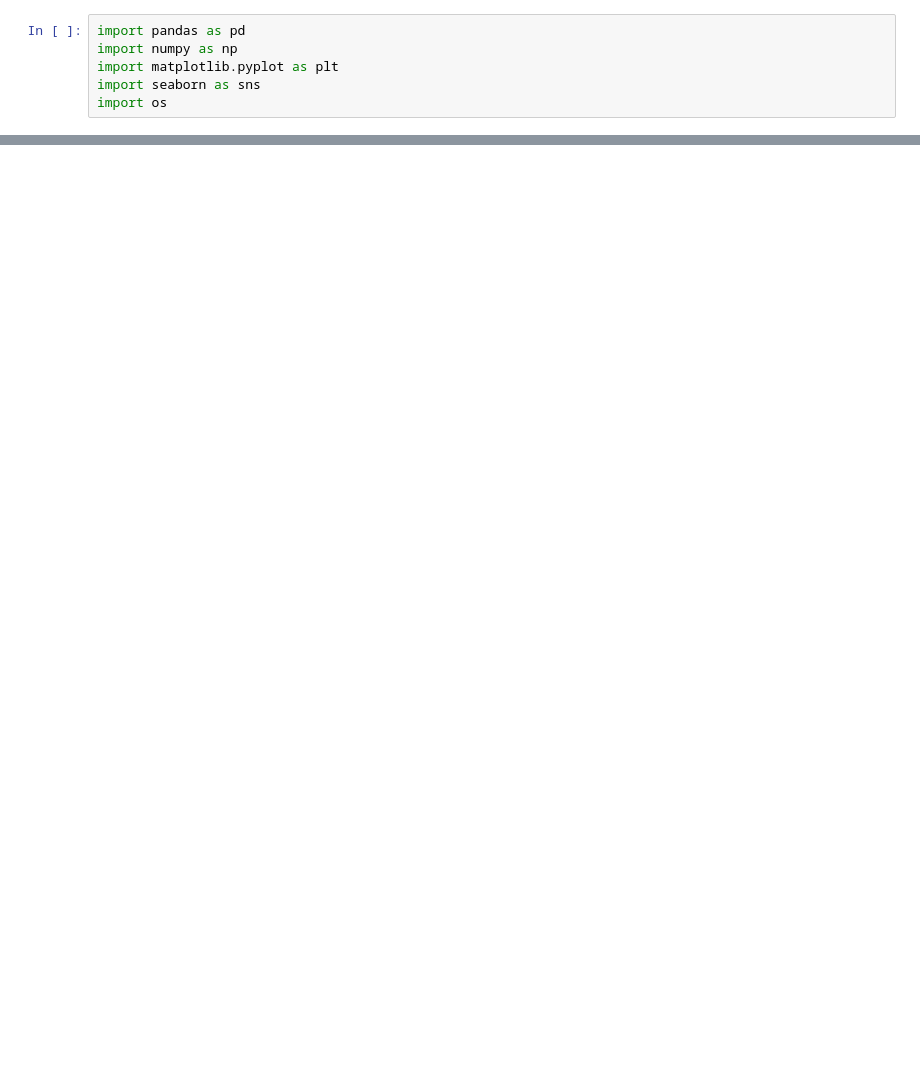
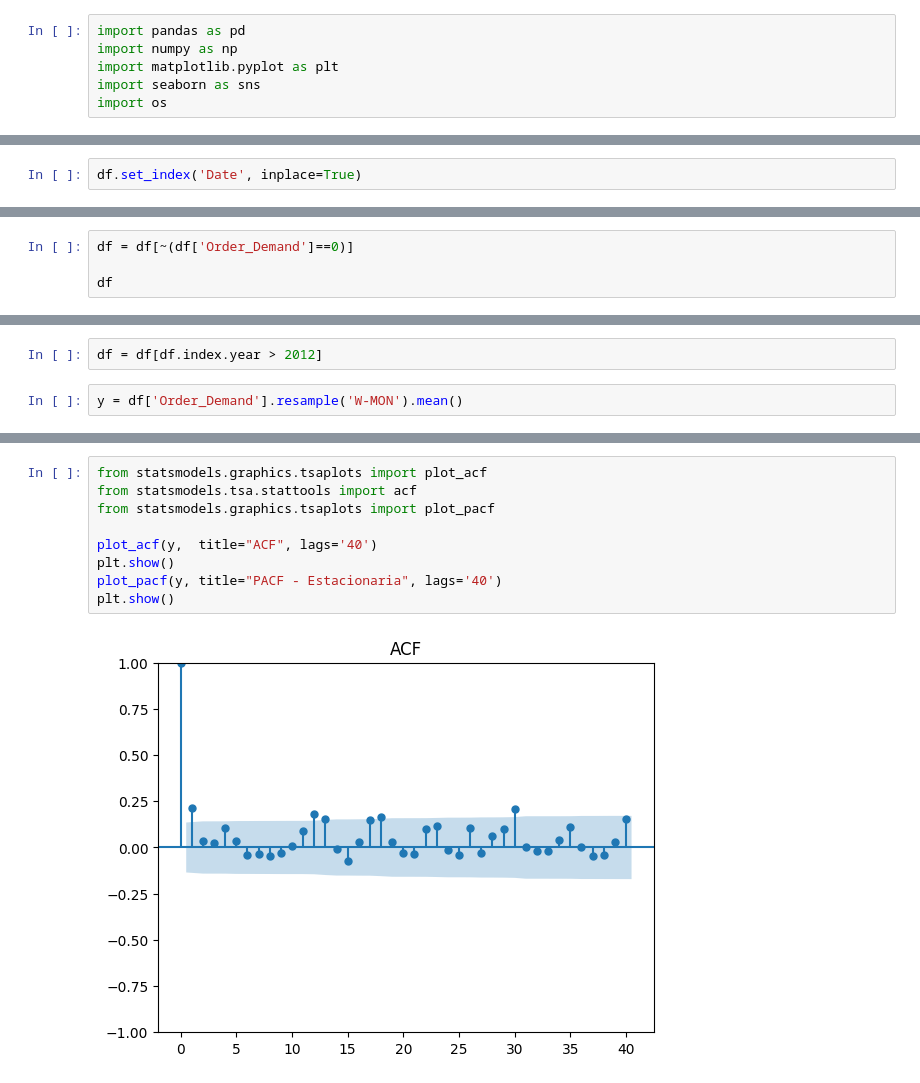
Before and after one commit to LLAES07/Forecasting-SARIMA, a Jupyter notebook: Notebooks/proyect.ipynb, the cells around one changed output, grey strips where cells are left out. Cells and saved outputs as stored; diff of their text form; blank space fills up the shorter version.

```diff
--- a/Notebooks/proyect.ipynb
+++ b/Notebooks/proyect.ipynb
@@ -196,0 +94,2 @@ Name: Gross, Length: 44843, dtype: float64
+# %%
+df.set_index('Date', inplace=True)
@@ -196,0 +108,4 @@ Name: Gross, Length: 44843, dtype: float64
+# %%
+df = df[~(df['Order_Demand']==0)]
+
+df
@@ -196,0 +127,4 @@ Name: Gross, Length: 44843, dtype: float64
+# %%
+df = df[df.index.year > 2012]
+# %%
+y = df['Order_Demand'].resample('W-MON').mean()
@@ -196,0 +191,11 @@ Name: Gross, Length: 44843, dtype: float64
+# %%
+from statsmodels.graphics.tsaplots import plot_acf
+from statsmodels.tsa.stattools import acf
+from statsmodels.graphics.tsaplots import plot_pacf
+
+plot_acf(y,  title="ACF", lags='40')
+plt.show()
+plot_pacf(y, title="PACF - Estacionaria", lags='40')
+plt.show()
+# %% [output]
+[figure, added]
```
Also changed, not shown: parts of 40 cells of this notebook, 4 other files.
